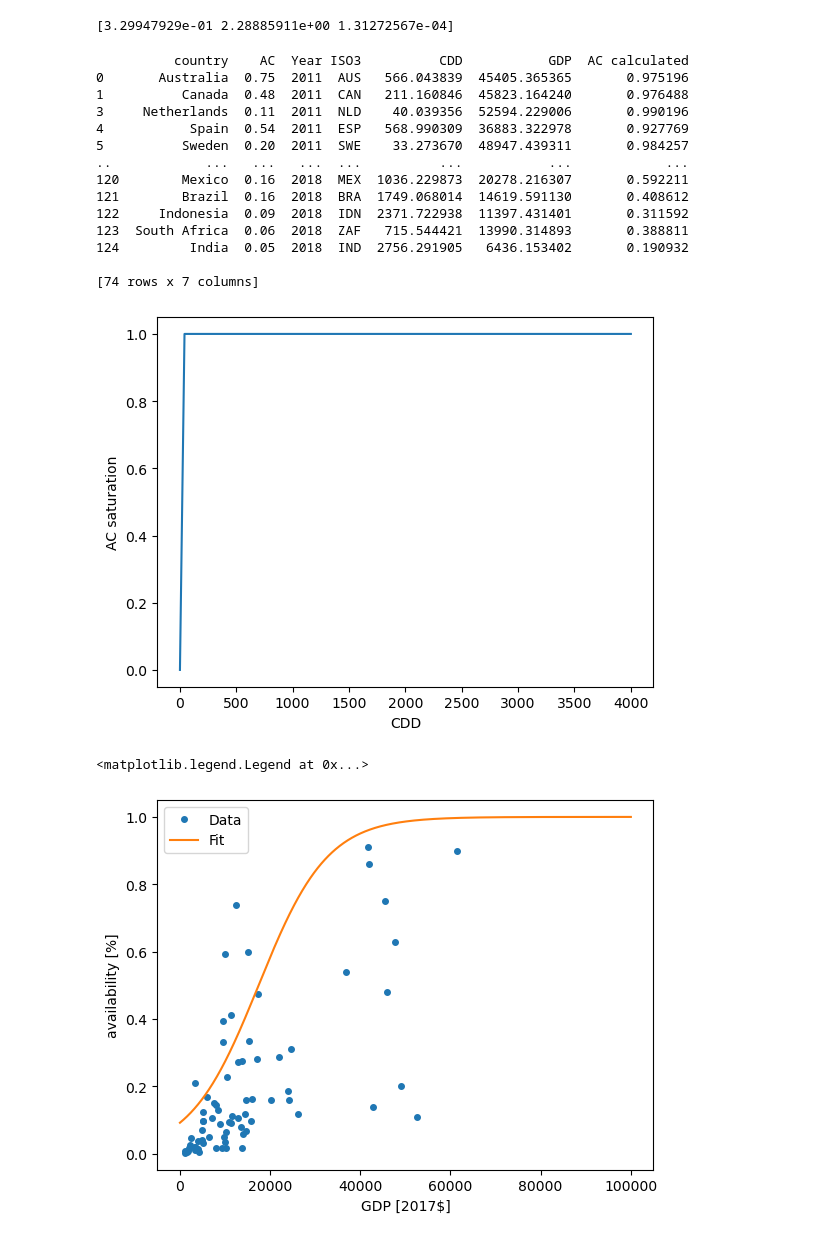
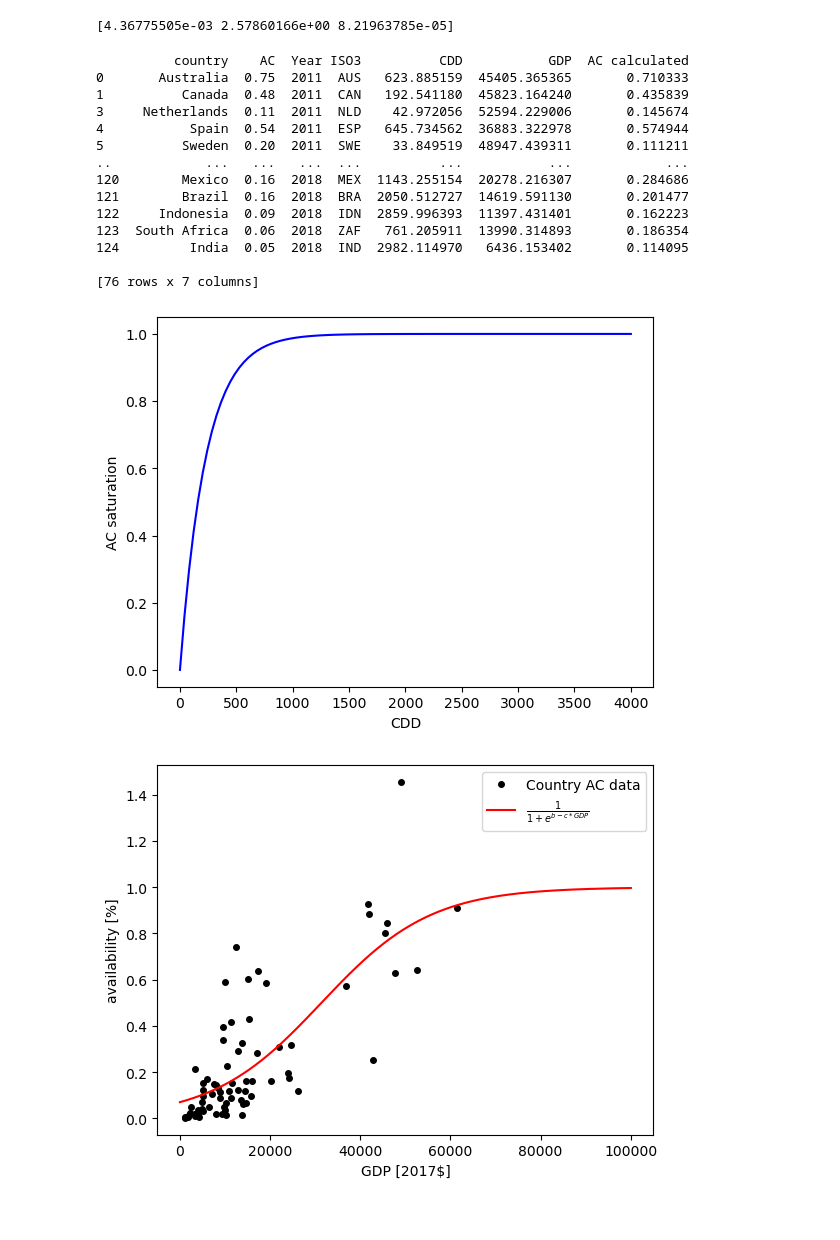
Before and after one commit to carnegie/clab_cooling_deficit_index, a Jupyter notebook: derive_exposure_function_combined.ipynb, the cells around one changed output. Cells and saved outputs as stored; diff of their text form; code cells hidden in the pictures.

```diff
--- a/derive_exposure_function_combined.ipynb
+++ b/derive_exposure_function_combined.ipynb
@@ -27,19 +32,19 @@ ac_data_gdl = read_ac_data(config['ac_historical_file_gdl'])
 ac_data_oecd = read_ac_data(config['ac_historical_file_oecd'], 2011)
 
 # Merge the two dataframes
-ac_data = pd.concat([ac_data_gdl, ac_data_eia]) #ac_data_oecd,
-# ac_data = ac_data_eia
+ac_data = pd.concat([ac_data_oecd, ac_data_gdl, ac_data_eia])
 
 ac_data = add_gdp_cdd_data(ac_data, config)
-ac_data = ac_data.dropna()
+
 ac_data["GDP"] = pd.to_numeric(ac_data["GDP"], errors='coerce')
 
-# If there are multiple entries for the same country, only keep the one with the largest year
+# If there are multiple entries for the same country, only keep the latest one
 ac_data = ac_data.drop_duplicates('ISO3', keep='last')
+ac_data = ac_data.dropna()
 
 print(ac_data)
 
 # Save the data to a csv file
-ac_data.to_csv("heat_exposure_data.csv")
+ac_data.to_csv("air_conditioning_data.csv")
 # %% [output]
           country    AC  Year ISO3          CDD           GDP
@@ -65,24 +70,24 @@ def avail(gdp, b, c):
     return 1 / (1 + np.exp(b) * np.exp(-c * gdp))
 
 # Adjusted exposure function to fit the curve_fit requirements
-def exposure(xdata, a, b, c):
+def ac_access(xdata, a, b, c):
     cdd, gdp = xdata
     return (sat(cdd, a) * avail(gdp, b, c))
 
-def fit_log_exposure(xdata, a, b, c):
+def avail_alt(gdp, b, c):
+    return (gdp**b / (gdp**b + c**b))
+
+def ac_access_alt(xdata, a, b, c):
     cdd, gdp = xdata
-    return np.log(sat(cdd, a) * avail(gdp, b, c))
+    return (sat(cdd, a) * avail_alt(gdp, b, c))
 
-def minimize_exposure(p, xdata, ydata):
-    return abs(np.sum((fit_log_exposure(xdata, *p) - ydata)**2))
 
 # Prepare xdata as a tuple of CDD and GDP, ydata as AC
-xdata = (np.log(ac_data["CDD"]/1000.), np.log(ac_data["GDP"]/10000.))
-ydata = np.log(ac_data["AC"])
+xdata = (ac_data["CDD"]/1000., ac_data["GDP"]/100000.)
+ydata = ac_data["AC"]
 
 # Fit the exposure function
-# popt, pcov = curve_fit(fit_log_exposure, xdata, ydata)
-from scipy.optimize import minimize
-popt = minimize(minimize_exposure, [5., 3., 1.], args=(xdata, ydata)).x
+popt, pcov = curve_fit(ac_access, xdata, ydata)
+
 print(popt)
 # %% [output]
@@ -90,47 +95,49 @@ print(popt)
-# %%
-popt[0] /= 1000
-popt[2] /= 10000
-print(popt)
-# %% [output]
-[3.29947929e-01 2.28885911e+00 1.31272567e-04]
+# %%
+popt[0] /= 1000
+popt[2] /= 100000
+with open('exposure_function_params_exponential.pkl', 'wb') as f:
+    pickle.dump({'cdd_scale': popt[0], 'alpha': popt[1], 'k': popt[2]}, f)
+print(popt)
+# %% [output]
+[4.36775505e-03 2.57860166e+00 8.21963785e-05]
 # %%
 # Add column to ac_data with the fitted exposure function
 ac_data["AC calculated"] = sat(ac_data["CDD"], popt[0]) * avail(ac_data["GDP"], popt[1], popt[2])
 print(ac_data)
 # %% [output]
           country    AC  Year ISO3          CDD           GDP  AC calculated
-0       Australia  0.75  2011  AUS   566.043839  45405.365365       0.975196
-1          Canada  0.48  2011  CAN   211.160846  45823.164240       0.976488
-3     Netherlands  0.11  2011  NLD    40.039356  52594.229006       0.990196
-4           Spain  0.54  2011  ESP   568.990309  36883.322978       0.927769
-5          Sweden  0.20  2011  SWE    33.273670  48947.439311       0.984257
+0       Australia  0.75  2011  AUS   623.885159  45405.365365       0.710333
+1          Canada  0.48  2011  CAN   192.541180  45823.164240       0.435839
+3     Netherlands  0.11  2011  NLD    42.972056  52594.229006       0.145674
+4           Spain  0.54  2011  ESP   645.734562  36883.322978       0.574944
+5          Sweden  0.20  2011  SWE    33.849519  48947.439311       0.111211
 ..            ...   ...   ...  ...          ...           ...            ...
-120        Mexico  0.16  2018  MEX  1036.229873  20278.216307       0.592211
-121        Brazil  0.16  2018  BRA  1749.068014  14619.591130       0.408612
-122     Indonesia  0.09  2018  IDN  2371.722938  11397.431401       0.311592
-123  South Africa  0.06  2018  ZAF   715.544421  13990.314893       0.388811
-124         India  0.05  2018  IND  2756.291905   6436.153402       0.190932
+120        Mexico  0.16  2018  MEX  1143.255154  20278.216307       0.284686
+121        Brazil  0.16  2018  BRA  2050.512727  14619.591130       0.201477
+122     Indonesia  0.09  2018  IDN  2859.996393  11397.431401       0.162223
+123  South Africa  0.06  2018  ZAF   761.205911  13990.314893       0.186354
+124         India  0.05  2018  IND  2982.114970   6436.153402       0.114095
 
-[74 rows x 7 columns]
+[76 rows x 7 columns]
 # %%
 # Plot saturation function
 cdd = np.linspace(0, 4000, 100)
-plt.plot(cdd, sat(cdd, popt[0]))
+plt.plot(cdd, sat(cdd, popt[0]), color='blue')
 plt.xlabel("CDD")
 plt.ylabel("AC saturation")
-plt.show()
+plt.savefig("Figures/exposure_function/saturation_exponential_fit.png")
 # %% [output]
-[figure, old version]
+[figure, new version]
 # %%
 # Plot the availability function
 fig, ax = plt.subplots()
-ax.plot(ac_data["GDP"], ac_data["AC"]/sat(ac_data["CDD"], popt[0]), 'o', label="Data", markersize=4)
+ax.plot(ac_data["GDP"], ac_data["AC"]/sat(ac_data["CDD"], popt[0]), 'o', label="Country AC data", markersize=4, color='black')
 x = np.linspace(0, 100000, 1000)
 y = avail(x, popt[1], popt[2])
-ax.plot(x, y, label="Fit")
+ax.plot(x, y, color='red', label=r'$\frac{1}{1+e^{b - c*GDP}}$')
 ax.set_xlabel("GDP [2017$]")
 ax.set_ylabel("availability [%]")
 ax.legend()
+plt.savefig("Figures/exposure_function/availability_exponential_fit.png")
 # %% [output]
-<matplotlib.legend.Legend at 0x...>
-[figure, old version]
+[figure, new version]
```
Also changed, not shown: parts of 9 cells of this notebook, 20 other files.
